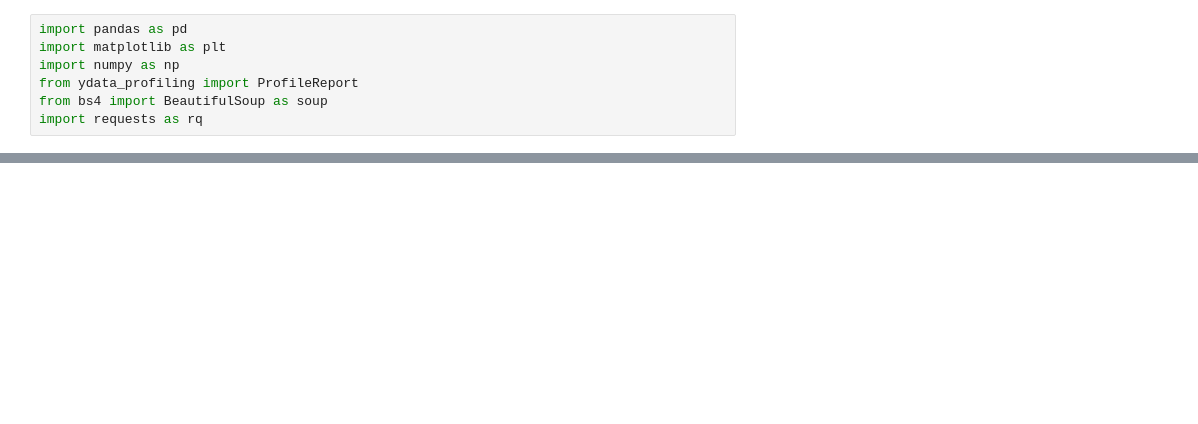
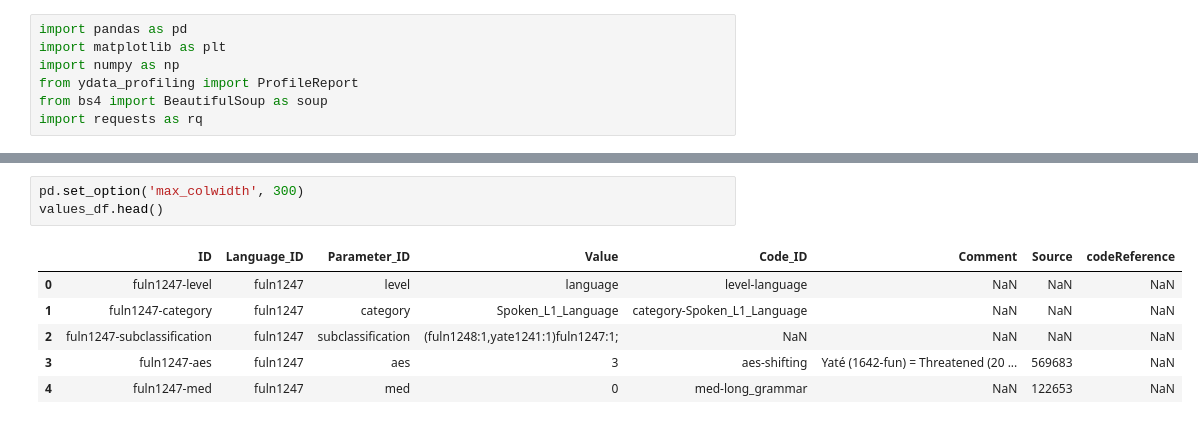
Before and after one commit to tinnatonia/ga_capstone_research, a Jupyter notebook: eda_linguistics.ipynb, the cells around one changed output, grey strips where cells are left out. Cells and saved outputs as stored; diff of their text form; blank space fills up the shorter version.

```diff
--- a/eda_linguistics.ipynb
+++ b/eda_linguistics.ipynb
@@ -60,0 +53,10 @@ Index(['ID', 'Name', 'Description', 'ColumnSpec', 'Patrons',
+# %%
+pd.set_option('max_colwidth', 300)
+values_df.head()
+# %% [output]
+|  | ID | Language_ID | Parameter_ID | Value | Code_ID | Comment | Source | codeReference |
+| 0 | fuln1247-level | fuln1247 | level | language | level-language | NaN | NaN | NaN |
+| 1 | fuln1247-category | fuln1247 | category | Spoken_L1_Language | category-Spoken_L1_Language | NaN | NaN | NaN |
+| 2 | fuln1247-subclassification | fuln1247 | subclassification | (fuln1248:1,yate1241:1)fuln1247:1; | NaN | NaN | NaN | NaN |
+| 3 | fuln1247-aes | fuln1247 | aes | 3 | aes-shifting | Yaté (1642-fun) = Threatened (20 ... | 569683 | NaN |
+| 4 | fuln1247-med | fuln1247 | med | 0 | med-long_grammar | NaN | 122653 | NaN |
```
Also changed, not shown: parts of 16 cells of this notebook, 1 other file.
